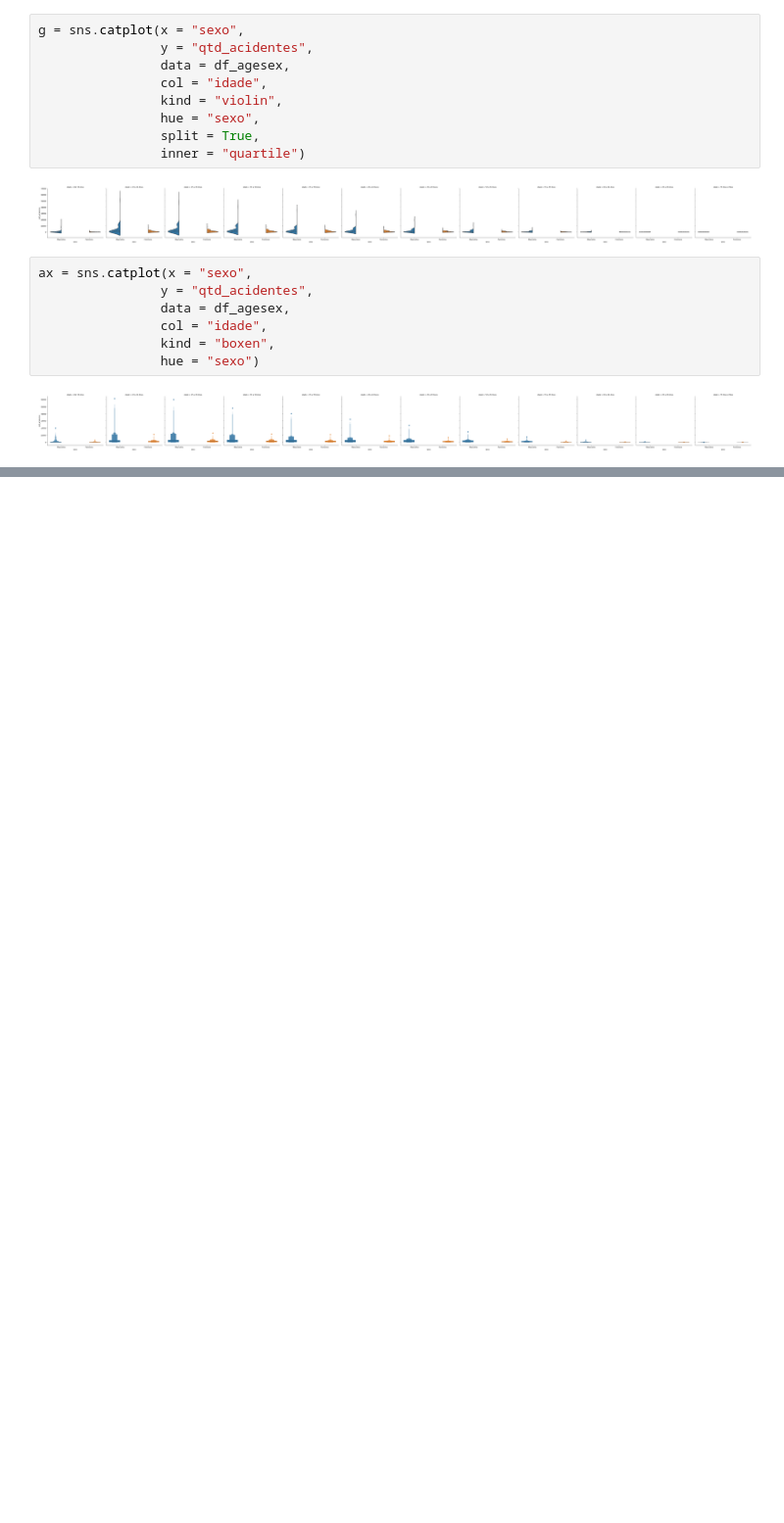
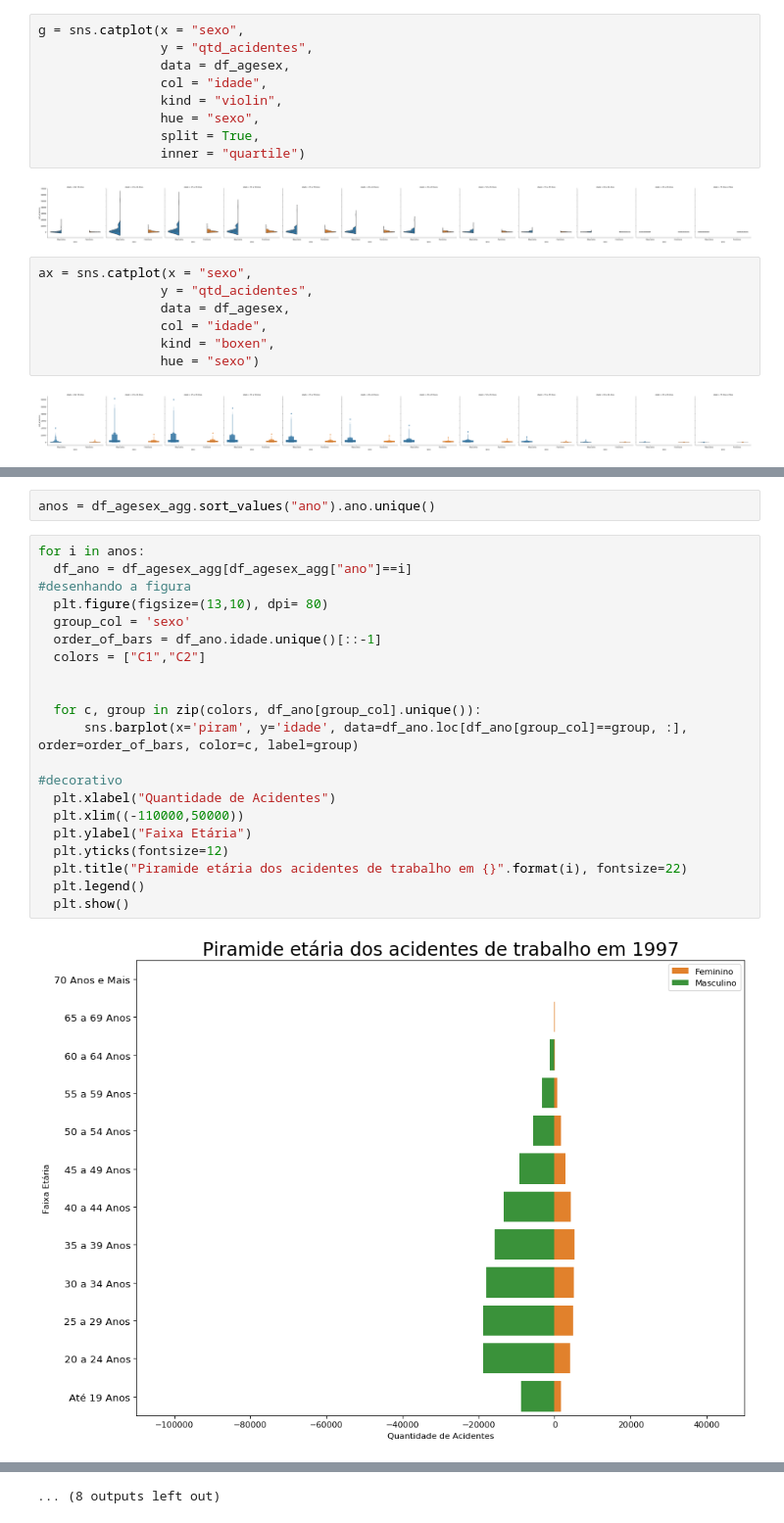
Before and after one commit to lorransr/CAT, a Jupyter notebook: Acidentes_de_Trabalho.ipynb, the cells around one changed output, grey strips where cells are left out. Shown at 98% size. Cells and saved outputs as stored; diff of their text form; blank space fills up the shorter version.

```diff
--- a/Acidentes_de_Trabalho.ipynb
+++ b/Acidentes_de_Trabalho.ipynb
@@ -650,0 +681,25 @@ plt.show()
+# %%
+anos = df_agesex_agg.sort_values("ano").ano.unique()
+# %%
+for i in anos:
+  df_ano = df_agesex_agg[df_agesex_agg["ano"]==i]
+#desenhando a figura
+  plt.figure(figsize=(13,10), dpi= 80)
+  group_col = 'sexo'
+  order_of_bars = df_ano.idade.unique()[::-1]
+  colors = ["C1","C2"]
+
+
+  for c, group in zip(colors, df_ano[group_col].unique()):
+      sns.barplot(x='piram', y='idade', data=df_ano.loc[df_ano[group_col]==group, :], order=order_of_bars, color=c, label=group)
+
+#decorativo
+  plt.xlabel("Quantidade de Acidentes")
+  plt.xlim((-110000,50000))
+  plt.ylabel("Faixa Etária")
+  plt.yticks(fontsize=12)
+  plt.title("Piramide etária dos acidentes de trabalho em {}".format(i), fontsize=22)
+  plt.legend()
+  plt.show()
+# %% [output]
+[figure, added]
@@ -650,0 +717 @@ plt.show()
+... (8 outputs left out)
```
Also changed, not shown: parts of 17 cells of this notebook.
